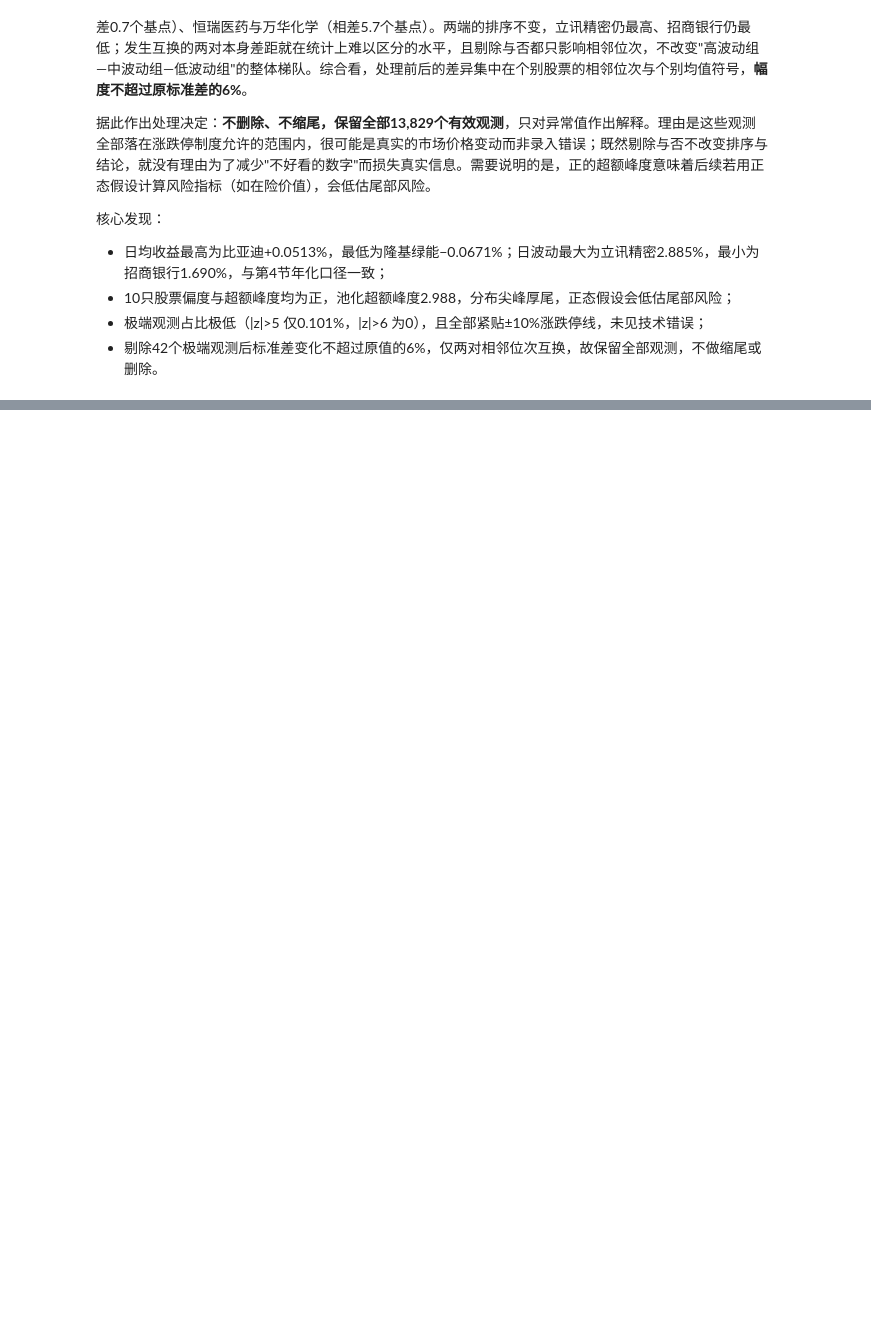
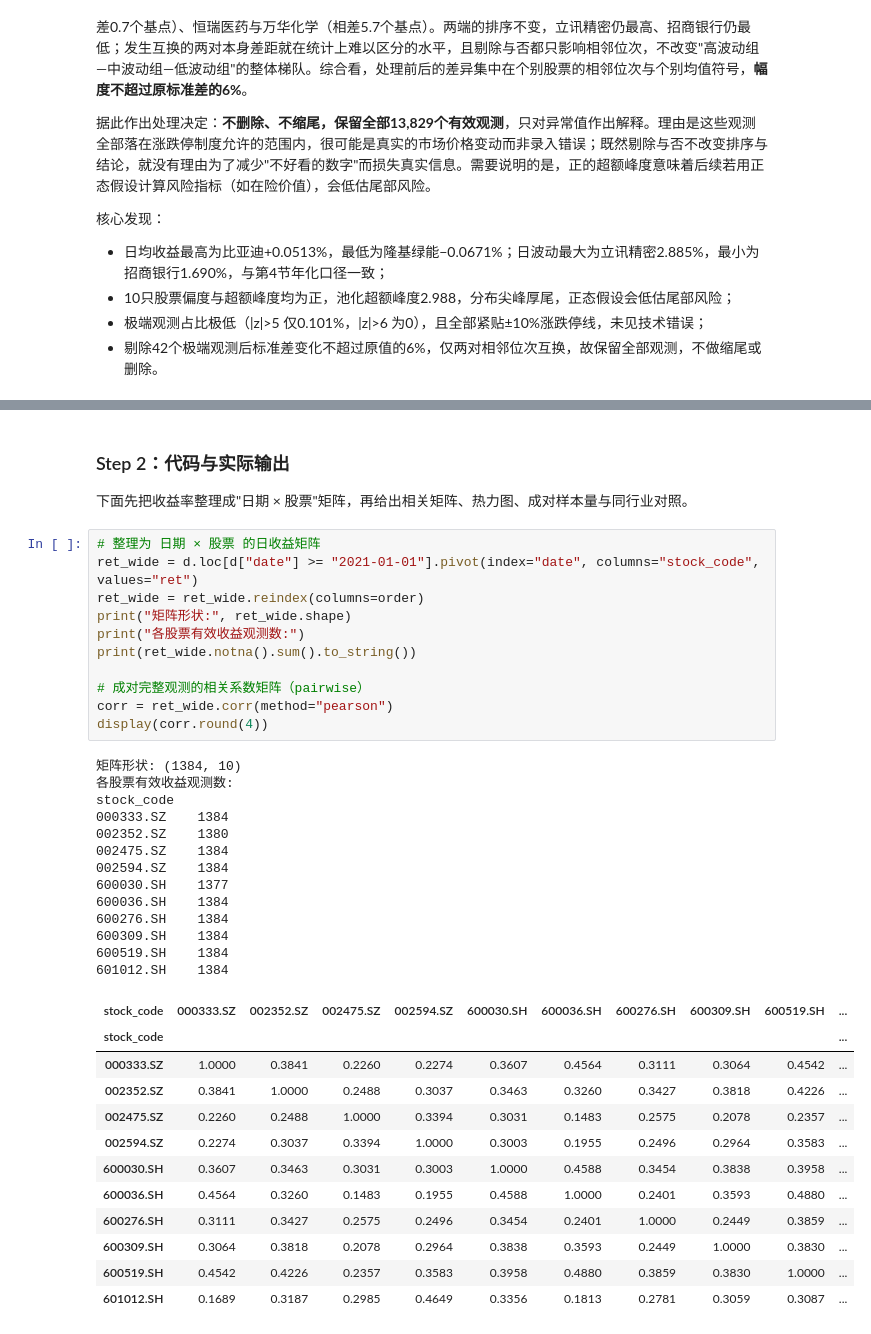
Before and after one commit to Jaremy112/fineco-homework, a Jupyter notebook: hw-02/hw_02-1.ipynb, the cells around one changed output, grey strips where cells are left out. Saved outputs shown, nothing was run; the diff lists cells and outputs as text; blank space fills up the shorter version.

```diff
--- a/hw-02/hw_02-1.ipynb
+++ b/hw-02/hw_02-1.ipynb
@@ -960,0 +969,41 @@ print("波动率排序是否改变:",
+# %% [markdown]
+### Step 2：代码与实际输出
+
+下面先把收益率整理成"日期 × 股票"矩阵，再给出相关矩阵、热力图、成对样本量与同行业对照。
+# %%
+# 整理为 日期 × 股票 的日收益矩阵
+ret_wide = d.loc[d["date"] >= "2021-01-01"].pivot(index="date", columns="stock_code", values="ret")
+ret_wide = ret_wide.reindex(columns=order)
+print("矩阵形状:", ret_wide.shape)
+print("各股票有效收益观测数:")
+print(ret_wide.notna().sum().to_string())
+
+# 成对完整观测的相关系数矩阵（pairwise）
+corr = ret_wide.corr(method="pearson")
+display(corr.round(4))
+# %% [output]
+矩阵形状: (1384, 10)
+各股票有效收益观测数:
+stock_code
+000333.SZ    1384
+002352.SZ    1380
+002475.SZ    1384
+002594.SZ    1384
+600030.SH    1377
+600036.SH    1384
+600276.SH    1384
+600309.SH    1384
+600519.SH    1384
+601012.SH    1384
+| stock_code | 000333.SZ | 002352.SZ | 002475.SZ | 002594.SZ | 600030.SH | 600036.SH | 600276.SH | 600309.SH | 600519.SH | ... |
+| stock_code |  |  |  |  |  |  |  |  |  | ... |
+| 000333.SZ | 1.0000 | 0.3841 | 0.2260 | 0.2274 | 0.3607 | 0.4564 | 0.3111 | 0.3064 | 0.4542 | ... |
+| 002352.SZ | 0.3841 | 1.0000 | 0.2488 | 0.3037 | 0.3463 | 0.3260 | 0.3427 | 0.3818 | 0.4226 | ... |
+| 002475.SZ | 0.2260 | 0.2488 | 1.0000 | 0.3394 | 0.3031 | 0.1483 | 0.2575 | 0.2078 | 0.2357 | ... |
+| 002594.SZ | 0.2274 | 0.3037 | 0.3394 | 1.0000 | 0.3003 | 0.1955 | 0.2496 | 0.2964 | 0.3583 | ... |
+| 600030.SH | 0.3607 | 0.3463 | 0.3031 | 0.3003 | 1.0000 | 0.4588 | 0.3454 | 0.3838 | 0.3958 | ... |
+| 600036.SH | 0.4564 | 0.3260 | 0.1483 | 0.1955 | 0.4588 | 1.0000 | 0.2401 | 0.3593 | 0.4880 | ... |
+| 600276.SH | 0.3111 | 0.3427 | 0.2575 | 0.2496 | 0.3454 | 0.2401 | 1.0000 | 0.2449 | 0.3859 | ... |
+| 600309.SH | 0.3064 | 0.3818 | 0.2078 | 0.2964 | 0.3838 | 0.3593 | 0.2449 | 1.0000 | 0.3830 | ... |
+| 600519.SH | 0.4542 | 0.4226 | 0.2357 | 0.3583 | 0.3958 | 0.4880 | 0.3859 | 0.3830 | 1.0000 | ... |
+| 601012.SH | 0.1689 | 0.3187 | 0.2985 | 0.4649 | 0.3356 | 0.1813 | 0.2781 | 0.3059 | 0.3087 | ... |
```
Also changed, not shown: parts of 8 cells of this notebook, 3 other files.
